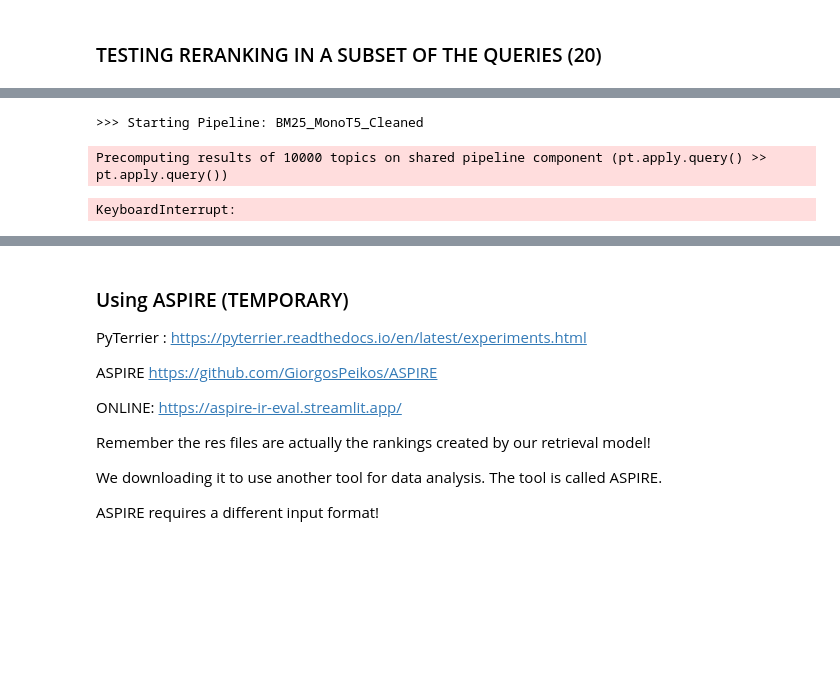
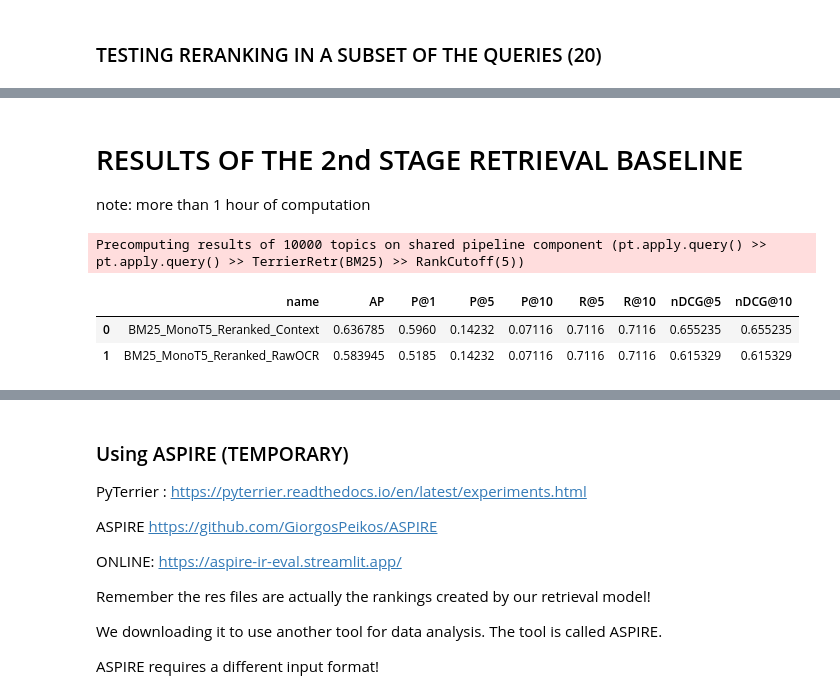
Before and after one commit to OmerSherman/IRProject, a Jupyter notebook: Historical News Question Answering.ipynb, the cells around one changed output, grey strips where cells are left out. Drawn from its saved outputs; the diff is of its cells as text; code cells hidden in the pictures; blank space fills up the shorter version.

```diff
--- a/Historical News Question Answering.ipynb
+++ b/Historical News Question Answering.ipynb
@@ -702,64 +743,25 @@ display(experiment_results_QA)
-# %%
-import gc
-import torch
-import pandas as pd
-
-if not pt.started():
-    pt.init(mem=4000)
-
-queries_df = pd.DataFrame(queries).rename(columns={"query_id": "qid", "question": "query"})
-qrels_df = pd.DataFrame(qrels).rename(columns={"query_id": "qid", "para_id": "docno"})
-
-queries_df['qid'] = queries_df['qid'].astype(str)
-qrels_df['qid'] = qrels_df['qid'].astype(str)
-qrels_df['docno'] = qrels_df['docno'].astype(str)
-
-metrics = [P@1, P@5, P@10, R@5, R@10, nDCG@5, nDCG@10, MAP]
-
-configs = [
-    ("BM25_MonoT5_Cleaned", monoT5_cleaned_reranker),
-    ("BM25_MonoT5_RawOCR", monoT5_raw_ocr_reranker),
-    ("Custom RAG Cleaned", qa_context_pipeline),
-    ("Custom RAG Raw OCR", qa_raw_ocr_pipeline)
-]
-
-final_results = []
-
-for name, pipeline in configs:
-    print(f"\n>>> Starting Pipeline: {name}")
-    res = pipeline.transform(queries_df)
-    print(f"Evaluating {name}...")
-
-    cols_to_keep = [c for c in ['qid', 'docno', 'score', 'rank'] if c in res.columns]
-    res_for_eval = res[cols_to_keep].copy()
-
-    eval_dict = pt.Utils.evaluate(res_for_eval, qrels_df, metrics=metrics)
-    eval_dict["name"] = name
-    final_results.append(eval_dict)
-
-    del res
-    del res_for_eval
-    gc.collect()
-    torch.cuda.empty_cache()
-    print(f"Done. Memory cleared.")
-
-experiment_df = pd.DataFrame(final_results)
-display(experiment_df)
-experiment_df.to_csv("final_results_complete.csv", index=False)
-# %% [output]
->>> Starting Pipeline: BM25_MonoT5_Cleaned
+# %% [markdown]
+# RESULTS OF THE 2nd STAGE RETRIEVAL BASELINE
+
+note: more than 1 hour of computation
 # %%
+queries_df = pd.DataFrame(queries)
+qrels_df = pd.DataFrame(qrels)
+queries_df = queries_df.rename(columns={"query_id": "qid", "question": "query"})
+qrels_df = qrels_df.rename(columns={"query_id": "qid", "para_id": "docno"})
 experiment_results_monoT5_E1 = pt.Experiment(
-    [monoT5_cleaned_reranker,monoT5_raw_ocr_reranker,qa_context_pipeline,qa_raw_ocr_pipeline],
+    [monoT5_cleaned_reranker,monoT5_raw_ocr_reranker],
     queries_df,
     qrels_df,
     [P@1, P@5, P@10, R@5, R@10, nDCG@5, nDCG@10, MAP],
-    names=["BM25_MonoT5_Reranked_Cleaned_Context", "BM25_MonoT5_Reranked_RawOCR","Custom RAG cleaned context","Custom RAG raw ocr"],
+    names=["BM25_MonoT5_Reranked_Context","BM25_MonoT5_Reranked_RawOCR"],
     precompute_prefix=True,
 )
 
 display(experiment_results_monoT5_E1)
 experiment_results_monoT5_E1.to_csv("experiment_results_all_queries_2ndstage.csv", index=False)
 # %% [output]
-Precomputing results of 10000 topics on shared pipeline component (pt.apply.query() >> pt.apply.query())
+Precomputing results of 10000 topics on shared pipeline component (pt.apply.query() >> pt.apply.query() >> TerrierRetr(BM25) >> RankCutoff(5))
-KeyboardInterrupt:
+|  | name | AP | P@1 | P@5 | P@10 | R@5 | R@10 | nDCG@5 | nDCG@10 |
+| 0 | BM25_MonoT5_Reranked_Context | 0.636785 | 0.5960 | 0.14232 | 0.07116 | 0.7116 | 0.7116 | 0.655235 | 0.655235 |
+| 1 | BM25_MonoT5_Reranked_RawOCR | 0.583945 | 0.5185 | 0.14232 | 0.07116 | 0.7116 | 0.7116 | 0.615329 | 0.615329 |
```
Also changed, not shown: parts of 18 cells of this notebook.
